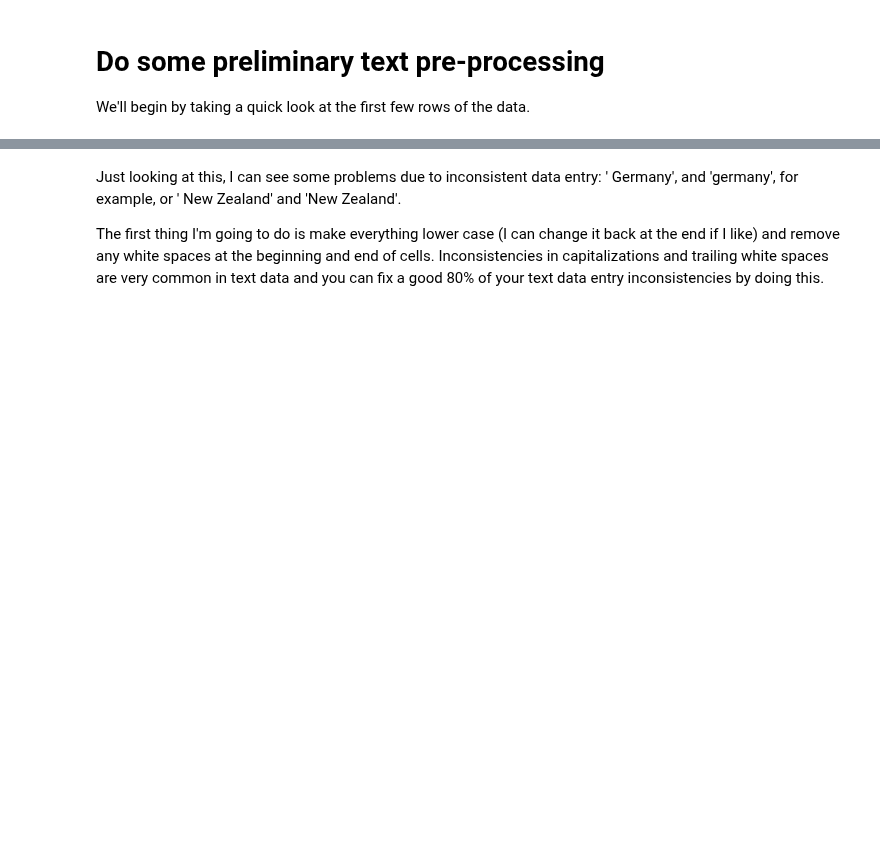
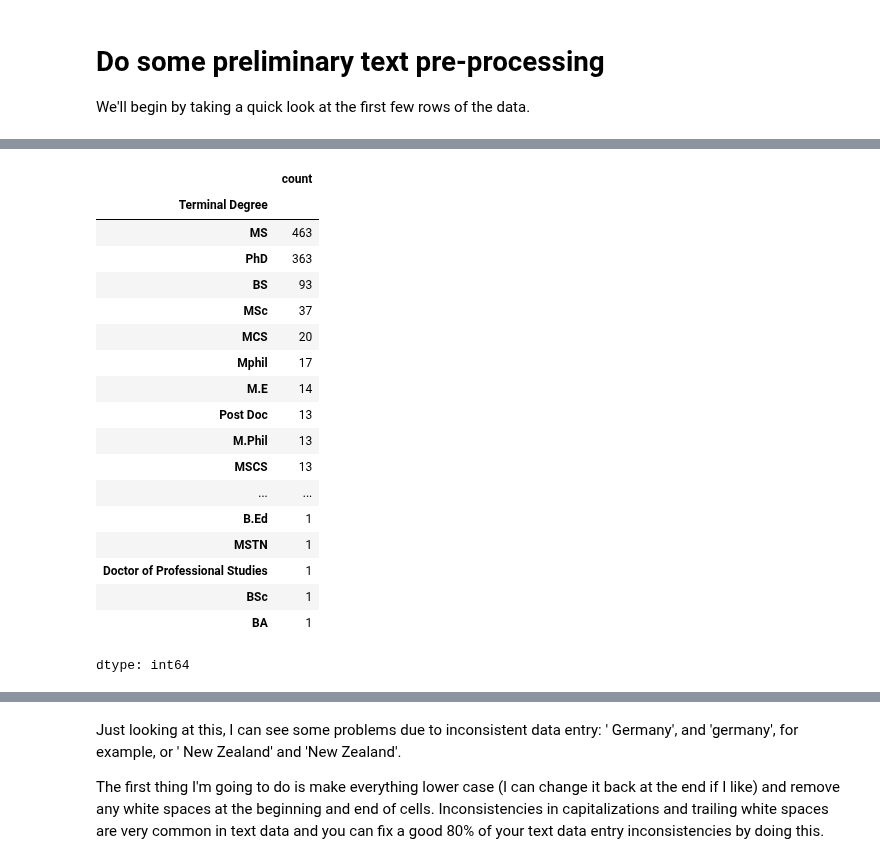
Before and after one commit to raheelam98/DataAnalysis, a Jupyter notebook: EDA/EDA_Sessions_RM/Data_Cleaning_Inconsistent_Data_Sec_4_RM.ipynb, the cells around one changed output, grey strips where cells are left out. Cells and saved outputs as stored; diff of their text form; code cells hidden in the pictures; blank space fills up the shorter version.

```diff
--- a/EDA/EDA_Sessions_RM/Data_Cleaning_Inconsistent_Data_Sec_4_RM.ipynb
+++ b/EDA/EDA_Sessions_RM/Data_Cleaning_Inconsistent_Data_Sec_4_RM.ipynb
@@ -19,0 +254,7 @@ We'll begin by taking a quick look at the first few rows of the data.
+# %%
+# dropping specific columns
+
+professors.drop(['S#', 'Unnamed: 0','Area of Specialization/Research Interests', 'Other Information', 'Teacher Name'], axis=1, inplace=True)
+
+# - drop([...], axis=1): Removes columns (axis=1 → column-wise).
+# - inplace=True: Changes the DataFrame directly without needing to assign it back.
@@ -19,0 +310,24 @@ We'll begin by taking a quick look at the first few rows of the data.
+# %%
+# Count of Each Unique Value in a Series (column)
+# df['ColumnName'].value_counts()
+professors["Terminal Degree"].value_counts()
+# %% [output]
+|  | count |
+| Terminal Degree |  |
+| MS | 463 |
+| PhD | 363 |
+| BS | 93 |
+| MSc | 37 |
+| MCS | 20 |
+| Mphil | 17 |
+| M.E | 14 |
+| Post Doc | 13 |
+| M.Phil | 13 |
+| MSCS | 13 |
+| ... | ... |
+| B.Ed | 1 |
+| MSTN | 1 |
+| Doctor of Professional Studies | 1 |
+| BSc | 1 |
+| BA | 1 |
+dtype: int64
```
Also changed, not shown: parts of 38 cells of this notebook.
